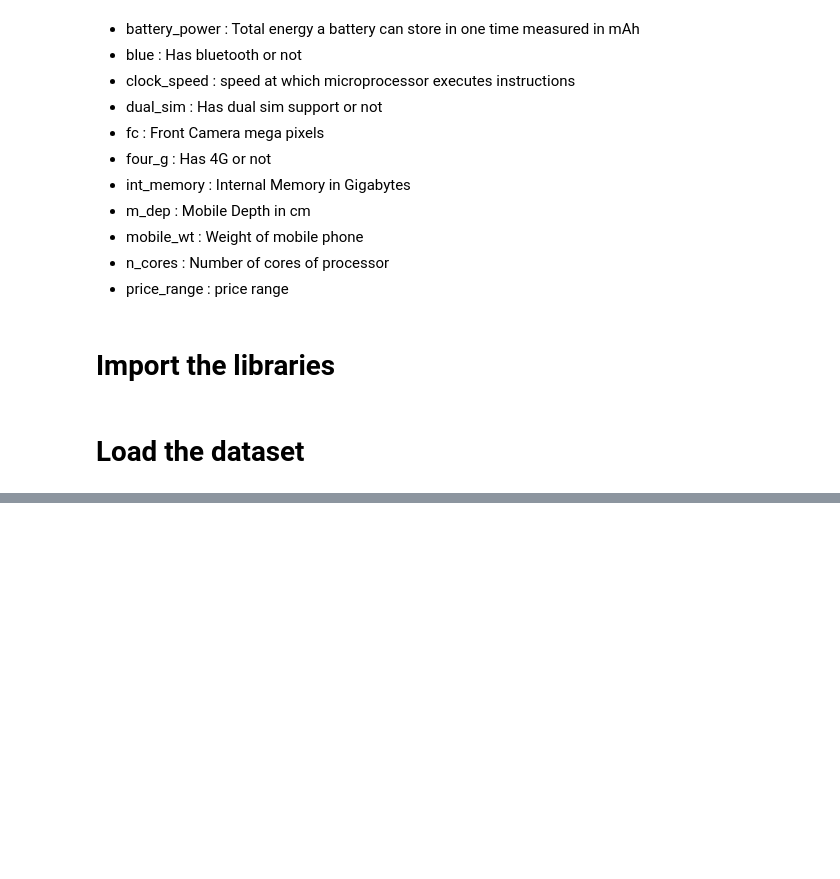
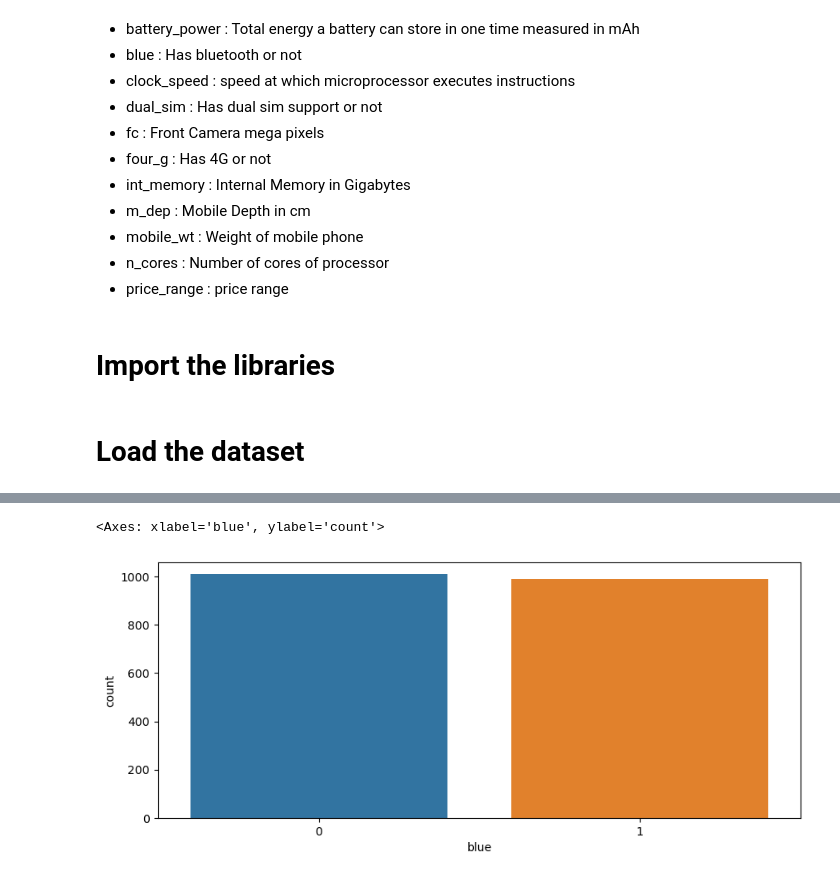
Before and after one commit to GlioualYassine/DATASCIENCE, a Jupyter notebook: Mobile Price Classification/Mobile Price Classification.ipynb, the cells around one changed output, grey strips where cells are left out. Saved outputs shown, nothing was run; the diff lists cells and outputs as text; code cells hidden in the pictures; blank space fills up the shorter version.

```diff
--- a/Mobile Price Classification/Mobile Price Classification.ipynb
+++ b/Mobile Price Classification/Mobile Price Classification.ipynb
@@ -25,0 +146,6 @@ import seaborn as sns
+# %%
+plt.figure(figsize=(10,4))  # 14 width 6 height
+sns.countplot(data=df , x=df['blue'])
+# %% [output]
+<Axes: xlabel='blue', ylabel='count'>
+[figure, added]
```
Also changed, not shown: parts of 27 cells of this notebook.
